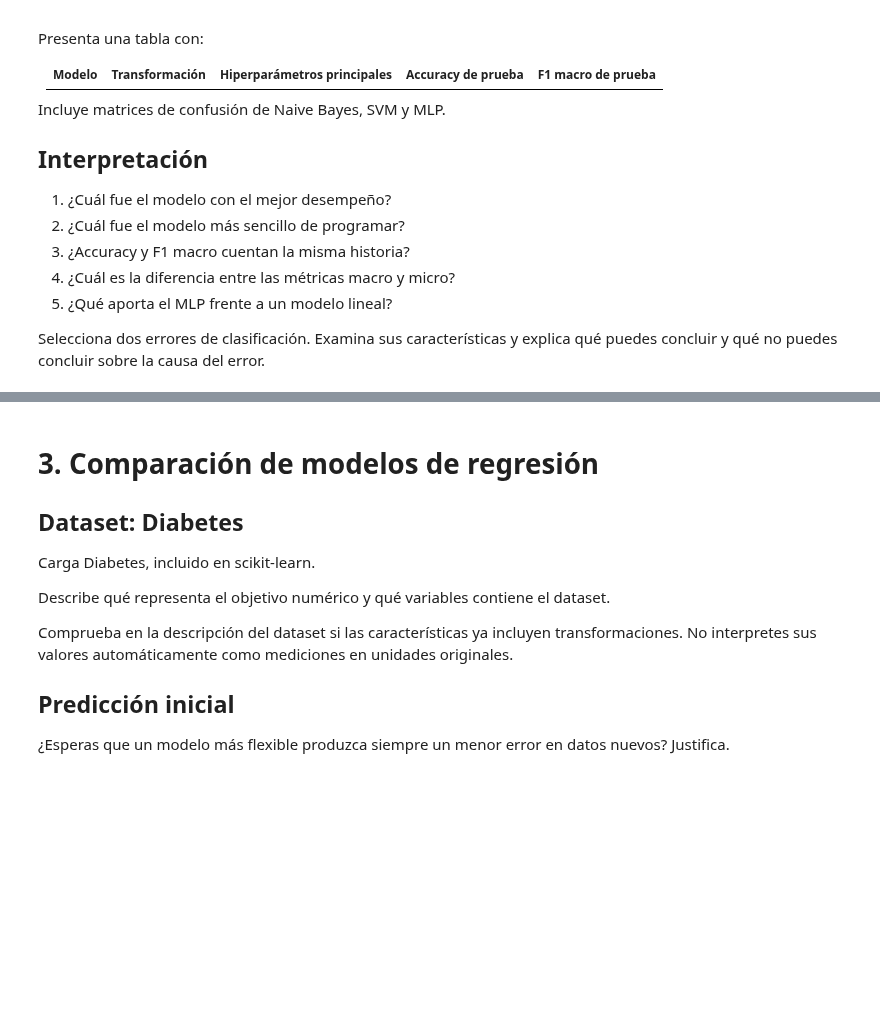
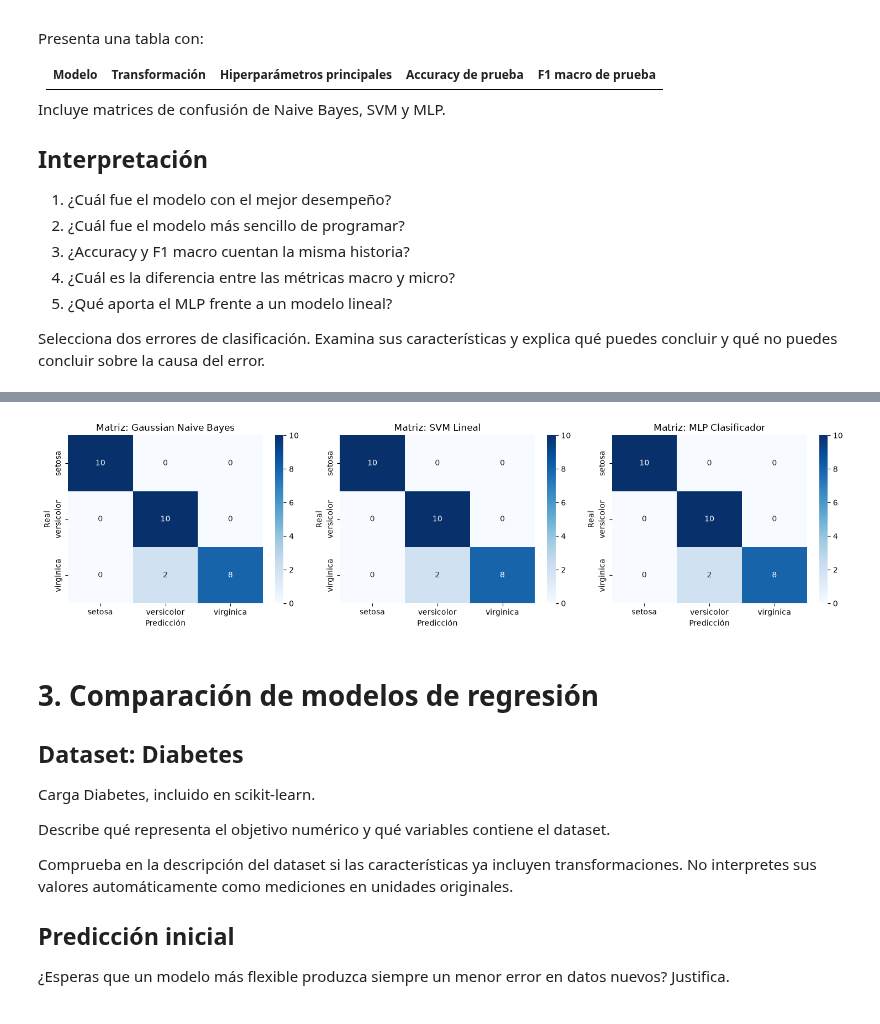
Before and after one commit to Riamu360/ir26b, a Jupyter notebook: notebooks/01_revml/01_revml.ipynb, the cells around one changed output, grey strips where cells are left out. Drawn from its saved outputs; the diff is of its cells as text; code cells hidden in the pictures; blank space fills up the shorter version.

```diff
--- a/notebooks/01_revml/01_revml.ipynb
+++ b/notebooks/01_revml/01_revml.ipynb
@@ -110,0 +169,94 @@ Selecciona dos errores de clasificación. Examina sus características y explica
+# %%
+from sklearn.ensemble import GradientBoostingClassifier, RandomForestClassifier
+from sklearn.linear_model import LogisticRegression
+from sklearn.metrics import accuracy_score, confusion_matrix, f1_score
+from sklearn.model_selection import train_test_split
+from sklearn.naive_bayes import GaussianNB
+from sklearn.neighbors import KNeighborsClassifier
+from sklearn.neural_network import MLPClassifier
+from sklearn.pipeline import make_pipeline
+from sklearn.preprocessing import StandardScaler
+from sklearn.svm import SVC
+from sklearn.tree import DecisionTreeClassifier
+
+# Partición estratificada: 60% Train, 20% Val, 20% Test
+X_train, X_temp, y_train, y_temp = train_test_split(
+    X, y, test_size=0.4, random_state=42, stratify=y
+)
+X_val, X_test, y_val, y_test = train_test_split(
+    X_temp, y_temp, test_size=0.5, random_state=42, stratify=y_temp
+)
+
+classifiers = {
+    "Gaussian Naive Bayes": GaussianNB(),
+    "Regresión Logística": make_pipeline(
+        StandardScaler(), LogisticRegression(max_iter=500)
+    ),
+    "SVM Lineal": make_pipeline(StandardScaler(), SVC(kernel="linear")),
+    "Árbol de Decisión": DecisionTreeClassifier(max_depth=3, random_state=42),
+    "Random Forest": RandomForestClassifier(n_estimators=50, random_state=42),
+    "Gradient Boosting": GradientBoostingClassifier(random_state=42),
+    "MLP Clasificador": make_pipeline(
+        StandardScaler(),
+        MLPClassifier(
+            hidden_layer_sizes=(16, 8), max_iter=1000, random_state=42
+        ),
+    ),
+}
+
+# Validación y ajuste
+val_results = []
+for name, clf in classifiers.items():
+  clf.fit(X_train, y_train)
+  y_val_pred = clf.predict(X_val)
+  acc = accuracy_score(y_val, y_val_pred)
+  f1 = f1_score(y_val, y_val_pred, average="macro")
+  val_results.append((name, acc, f1))
+
+# Evaluación Final congelada sobre Test
+test_records = []
+for name, clf in classifiers.items():
+  y_test_pred = clf.predict(X_test)
+  acc_t = accuracy_score(y_test, y_test_pred)
+  f1_t = f1_score(y_test, y_test_pred, average="macro")
+  test_records.append(
+      {
+          "Modelo": name,
+          "Transformación": (
+              "StandardScaler"
+              if "pipeline" in str(type(clf)).lower()
+              else "Ninguna"
+          ),
+          "Hiperparámetros principales": str(clf.get_params())[:40] + "...",
+          "Accuracy de prueba": round(acc_t, 4),
+          "F1 macro de prueba": round(f1_t, 4),
+      }
+  )
+
+df_clf_results = pd.DataFrame(test_records)
+print(df_clf_results.to_markdown(index=False))
+
+# Matrices de confusión para Naive Bayes, SVM y MLP
+fig, axes = plt.subplots(1, 3, figsize=(15, 4))
+selected_models = ["Gaussian Naive Bayes", "SVM Lineal", "MLP Clasificador"]
+
+for ax, name in zip(axes, selected_models):
+  clf = classifiers[name]
+  y_pred = clf.predict(X_test)
+  cm = confusion_matrix(y_test, y_pred)
+  sns.heatmap(
+      cm,
+      annot=True,
+      fmt="d",
+      cmap="Blues",
+      ax=ax,
+      xticklabels=target_names,
+      yticklabels=target_names,
+  )
+  ax.set_title(f"Matriz: {name}")
+  ax.set_xlabel("Predicción")
+  ax.set_ylabel("Real")
+
+plt.tight_layout()
+plt.show()
+# %% [output]
@@ -111,3 +272,4 @@ Selecciona dos errores de clasificación. Examina sus características y explica
+[figure, added]
 # %% [markdown]
 # 3. Comparación de modelos de regresión
 
```
Also changed, not shown: parts of 4 cells of this notebook.
